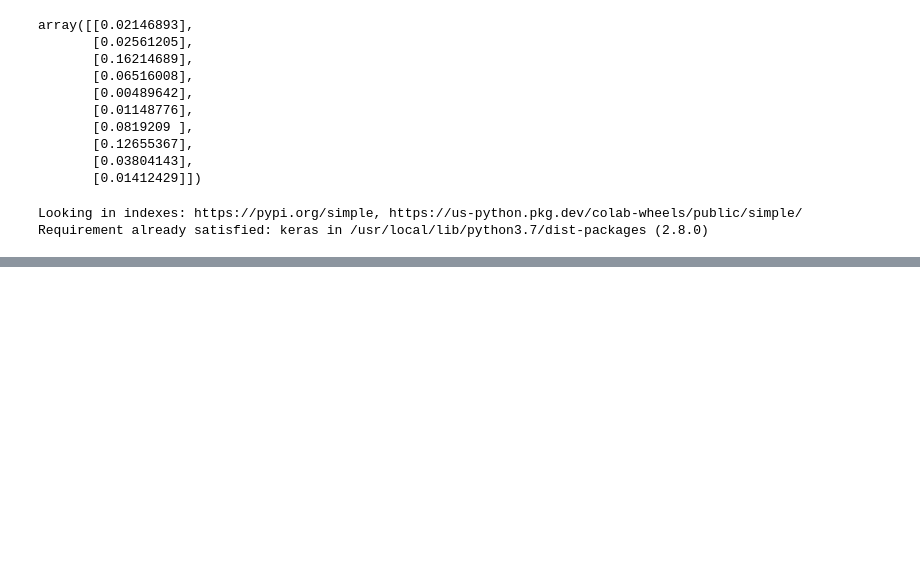
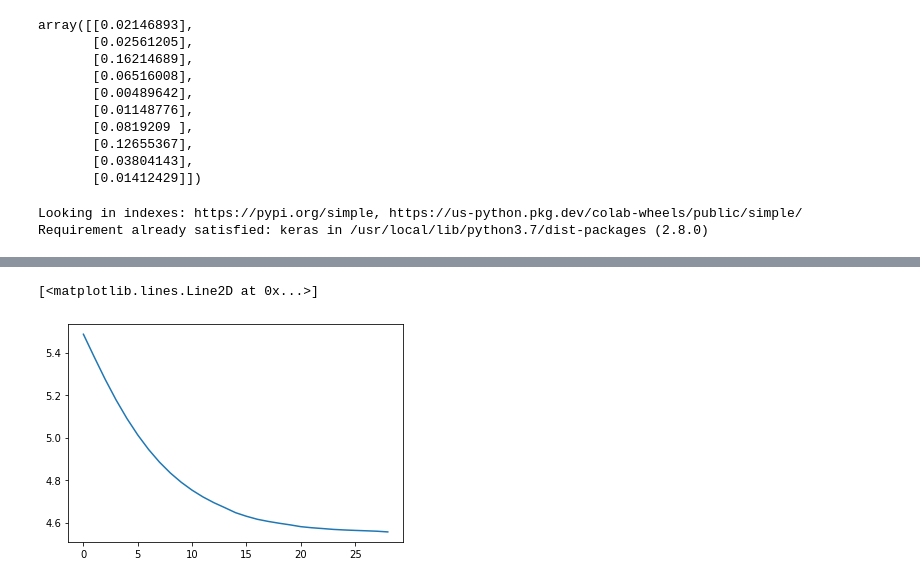
Before and after one commit to FaustoJuarez/Data-Science-Journey, a Jupyter notebook: River_Flow_Levels_RNN.ipynb, the cells around one changed output, grey strips where cells are left out. Cells and saved outputs as stored; diff of their text form; code cells hidden in the pictures; blank space fills up the shorter version.

```diff
--- a/River_Flow_Levels_RNN.ipynb
+++ b/River_Flow_Levels_RNN.ipynb
@@ -249,0 +240,5 @@ TypeError: ignored
+# %%
+plt.plot(true_predictions)
+# %% [output]
+[<matplotlib.lines.Line2D at 0x...>]
+[figure, added]
```
Also changed, not shown: parts of 15 cells of this notebook.
